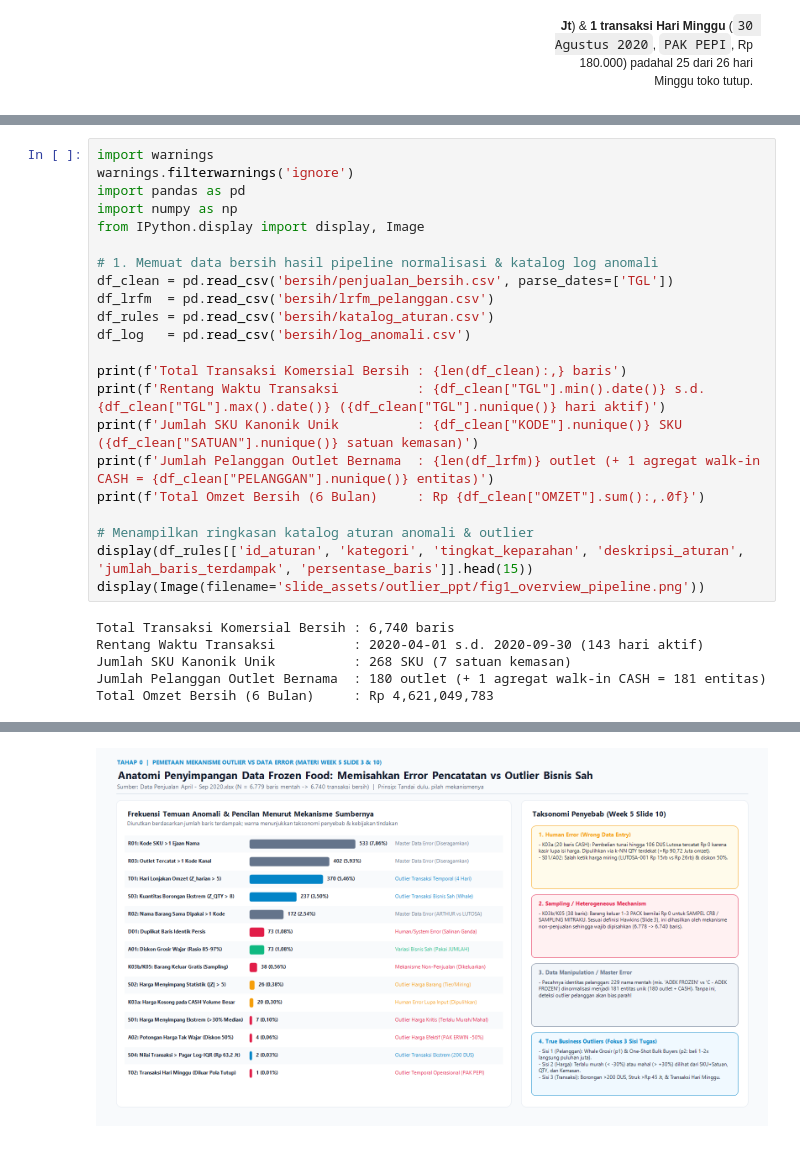
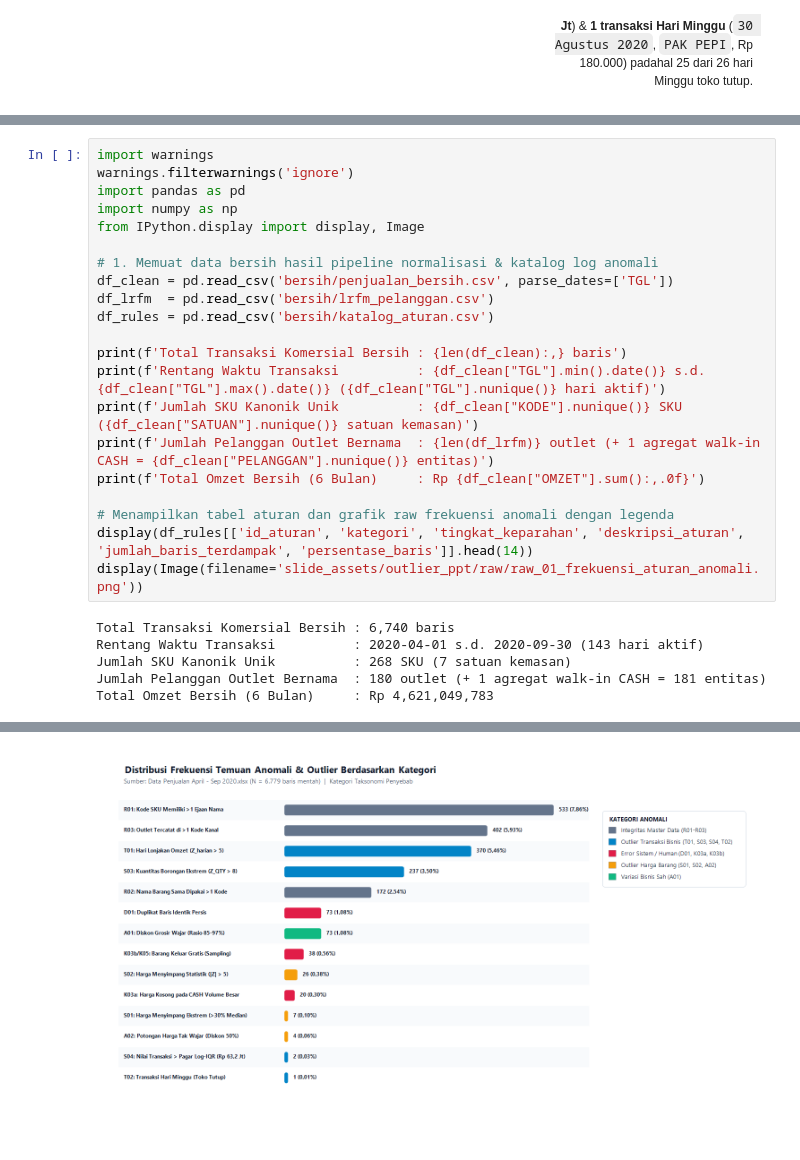
Before and after one commit to Terano24/ADD-adudu, a Jupyter notebook: notebook/06_tugas_outlier_detection_frozen_food.ipynb, the cells around one changed output, grey strips where cells are left out. Cells and saved outputs as stored; diff of their text form.

```diff
--- a/notebook/06_tugas_outlier_detection_frozen_food.ipynb
+++ b/notebook/06_tugas_outlier_detection_frozen_food.ipynb
@@ -49,39 +45,38 @@ from IPython.display import display, Image
 df_clean = pd.read_csv('bersih/penjualan_bersih.csv', parse_dates=['TGL'])
 df_lrfm  = pd.read_csv('bersih/lrfm_pelanggan.csv')
 df_rules = pd.read_csv('bersih/katalog_aturan.csv')
-df_log   = pd.read_csv('bersih/log_anomali.csv')
 
 print(f'Total Transaksi Komersial Bersih : {len(df_clean):,} baris')
 print(f'Rentang Waktu Transaksi          : {df_clean["TGL"].min().date()} s.d. {df_clean["TGL"].max().date()} ({df_clean["TGL"].nunique()} hari aktif)')
 print(f'Jumlah SKU Kanonik Unik          : {df_clean["KODE"].nunique()} SKU ({df_clean["SATUAN"].nunique()} satuan kemasan)')
 print(f'Jumlah Pelanggan Outlet Bernama  : {len(df_lrfm)} outlet (+ 1 agregat walk-in CASH = {df_clean["PELANGGAN"].nunique()} entitas)')
 print(f'Total Omzet Bersih (6 Bulan)     : Rp {df_clean["OMZET"].sum():,.0f}')
 
-# Menampilkan ringkasan katalog aturan anomali & outlier
-display(df_rules[['id_aturan', 'kategori', 'tingkat_keparahan', 'deskripsi_aturan', 'jumlah_baris_terdampak', 'persentase_baris']].head(15))
-display(Image(filename='slide_assets/outlier_ppt/fig1_overview_pipeline.png'))
+# Menampilkan tabel aturan dan grafik raw frekuensi anomali dengan legenda
+display(df_rules[['id_aturan', 'kategori', 'tingkat_keparahan', 'deskripsi_aturan', 'jumlah_baris_terdampak', 'persentase_baris']].head(14))
+display(Image(filename='slide_assets/outlier_ppt/raw/raw_01_frekuensi_aturan_anomali.png'))
 # %% [output]
 Total Transaksi Komersial Bersih : 6,740 baris
 Rentang Waktu Transaksi          : 2020-04-01 s.d. 2020-09-30 (143 hari aktif)
 Jumlah SKU Kanonik Unik          : 268 SKU (7 satuan kemasan)
 Jumlah Pelanggan Outlet Bernama  : 180 outlet (+ 1 agregat walk-in CASH = 181 entitas)
 Total Omzet Bersih (6 Bulan)     : Rp 4,621,049,783
 | ID | Kategori | Keparahan | Deskripsi Aturan | Baris | % |
 | R01 | Integritas Referensial | Peringatan | Satu kode barang memiliki lebih d... | 533 | 7.86% |
 | R03 | Integritas Referensial | Info | Satu pelanggan/outlet tercatat di... | 402 | 5.93% |
 | T01 | Temporal Operasional | Info | Tanggal transaksi dengan lonjakan... | 370 | 5.46% |
 | S03 | Pencilan Statistik | Info | Kuantitas pembelian (QTY) sangat ... | 237 | 3.50% |
 | R02 | Integritas Referensial | Peringatan | Satu nama barang digunakan oleh l... | 172 | 2.54% |
 | D01 | Duplikasi | Peringatan | Baris transaksi duplikat identik ... | 73 | 1.08% |
 | A01 | Aritmetika | Peringatan | Selisih nilai JUMLAH terhadap QTY... | 73 | 1.08% |
 | K03b | Kelengkapan | Kritis | HARGA dan JUMLAH bernilai nol pad... | 38 | 0.56% |
 | S02 | Pencilan Statistik | Peringatan | Harga satuan menyimpang secara st... | 26 | 0.38% |
 | K03a | Kelengkapan | Kritis | HARGA dan JUMLAH kosong pada tran... | 20 | 0.30% |
 | S01 | Pencilan Statistik | Kritis | Harga satuan menyimpang ekstrem (... | 7 | 0.10% |
 | A02 | Aritmetika | Kritis | Selisih ekstrem nilai JUMLAH terh... | 4 | 0.06% |
 | S04 | Pencilan Statistik | Info | Nilai transaksi (OMZET) melampaui... | 2 | 0.03% |
 | T02 | Temporal Operasional | Peringatan | Transaksi tercatat pada hari Ming... | 1 | 0.01% |
-[figure, old version]
+[figure, new version]
 # %% [markdown]
 ---
 ## Sisi 1: Menemukan Pelanggan yang Outlier (*Customer Outlier Detection*)
```
Also changed, not shown: parts of 12 cells of this notebook, 23 other files.
